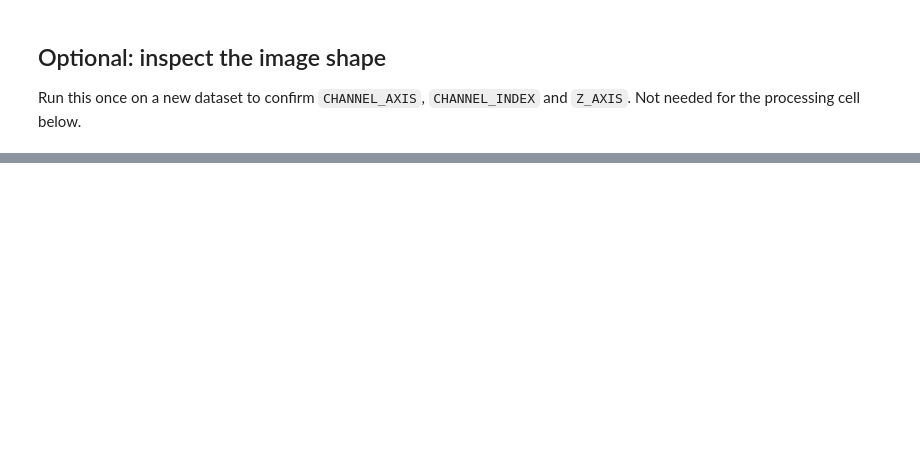
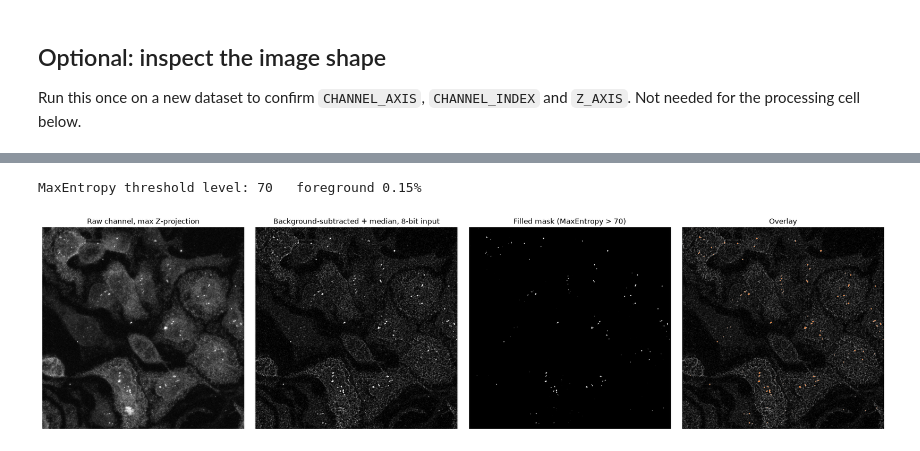
Before and after one commit to JeffLeeLab/Image-analysis, a Jupyter notebook: people/AlfredoCastello/Zhiling-Marko-HIV/segment-hiv-transcription-foci-workbook.ipynb, the cells around one changed output, grey strips where cells are left out. Saved outputs shown, nothing was run; the diff lists cells and outputs as text; code cells hidden in the pictures; blank space fills up the shorter version.

```diff
--- a/people/AlfredoCastello/Zhiling-Marko-HIV/segment-hiv-transcription-foci-workbook.ipynb
+++ b/people/AlfredoCastello/Zhiling-Marko-HIV/segment-hiv-transcription-foci-workbook.ipynb
@@ -188,35 +182,10 @@ Four panels, all auto-contrasted for display: raw max projection, 8-bit input, m
 # %%
-# --- Apply the chosen threshold -------------------------------------------------------
-threshold_level = threshold_levels.get(THRESHOLD_METHOD, auto_threshold(input_8bit, THRESHOLD_METHOD))
-if threshold_level < 0:
-    raise ValueError(f"{THRESHOLD_METHOD} found no threshold for this image")
-
-foci_mask = input_8bit > threshold_level  # Fiji "dark background" convention
+threshold_level, foci_mask = segment(input_8bit, THRESHOLD_METHOD)
 print(f"{THRESHOLD_METHOD} threshold level: {threshold_level}"
       f"   foreground {100 * foci_mask.mean():.2f}%")
 
-# --- QC plot: raw projection | 8-bit input | mask | overlay ----------------------------
-fig, axes = plt.subplots(1, 4, figsize=(20, 5))
-
-vmin, vmax = contrast_limits(raw_projection)
-axes[0].imshow(raw_projection, cmap="gray", vmin=vmin, vmax=vmax)
-axes[0].set_title("Raw channel, max Z-projection")
-
-vmin, vmax = contrast_limits(input_8bit)
-axes[1].imshow(input_8bit, cmap="gray", vmin=vmin, vmax=vmax)
-axes[1].set_title("Background-subtracted + median, 8-bit input")
-
-axes[2].imshow(foci_mask, cmap="gray")
-axes[2].set_title(f"Mask ({THRESHOLD_METHOD} > {threshold_level})")
-
-# orange where the mask is True, fully transparent elsewhere
-orange = ListedColormap(["#ff6600"])
-axes[3].imshow(input_8bit, cmap="gray", vmin=vmin, vmax=vmax)
-axes[3].imshow(np.ma.masked_where(~foci_mask, foci_mask), cmap=orange, alpha=0.9, vmin=0, vmax=1)
-axes[3].set_title("Overlay")
-
-for ax in axes:
-    ax.axis("off")
-
-plt.tight_layout()
+qc_figure(raw_projection, input_8bit, foci_mask, THRESHOLD_METHOD, threshold_level)
 plt.show()
+# %% [output]
+MaxEntropy threshold level: 70   foreground 0.15%
+[figure, added]
```
Also changed, not shown: parts of 11 cells of this notebook, 13 other files.
